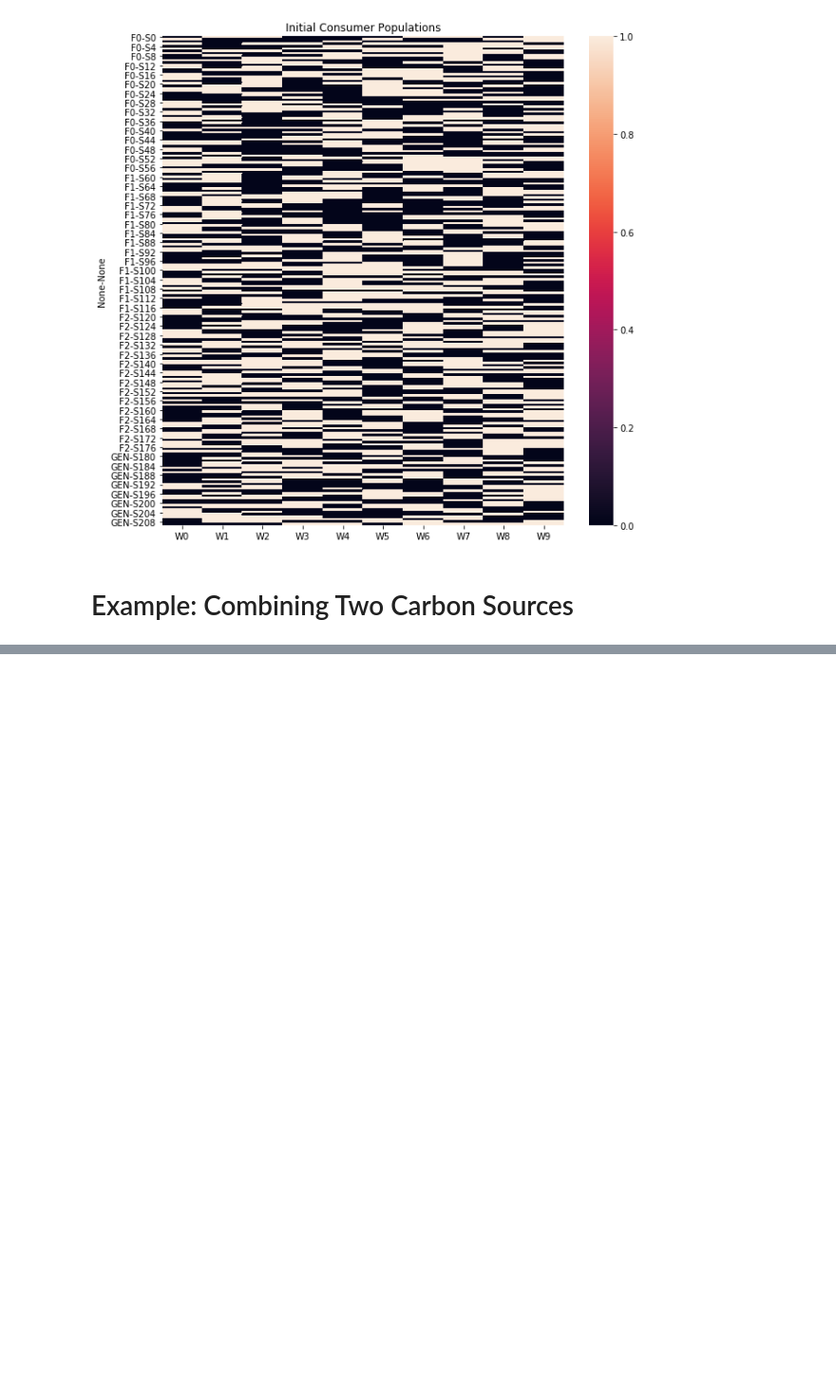
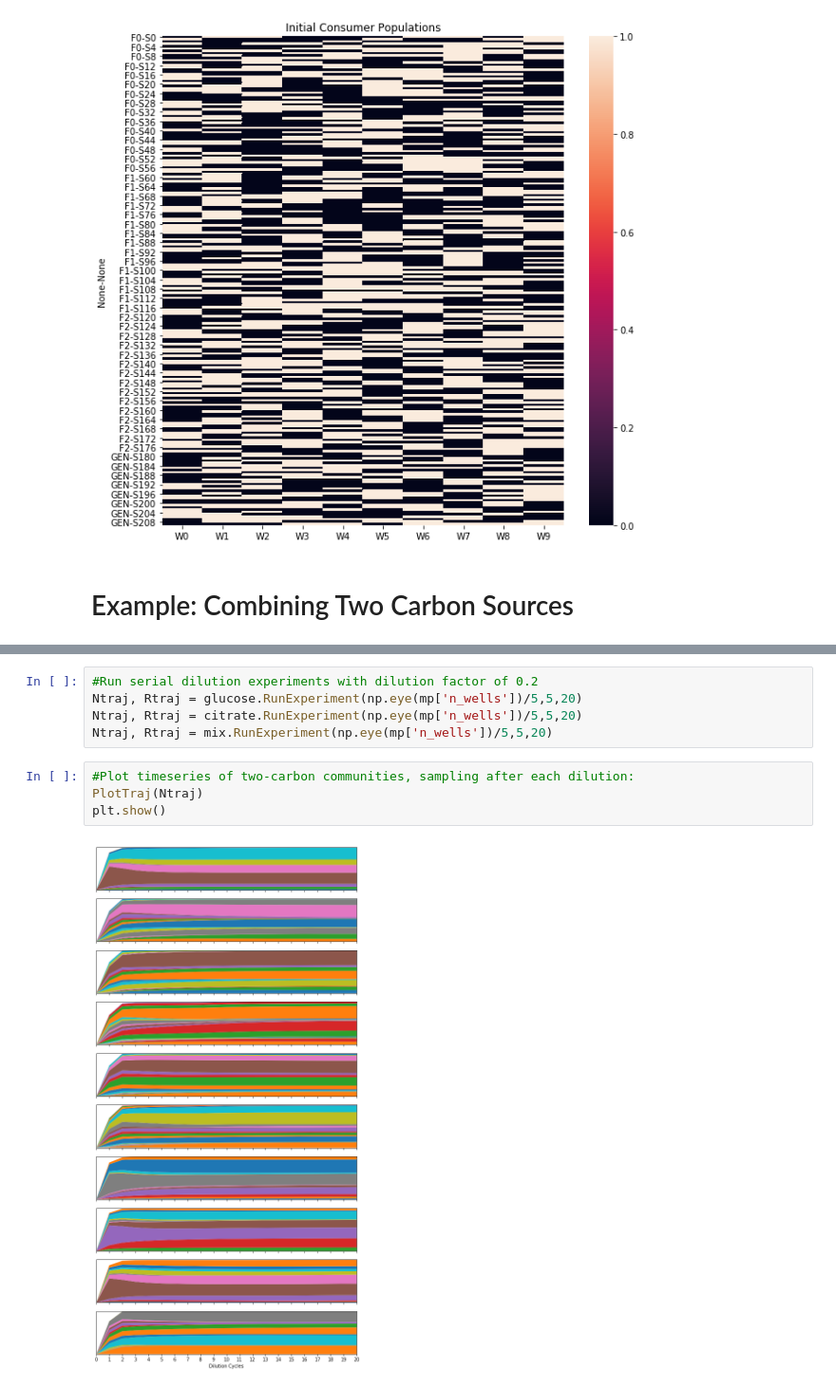
Before and after one commit to Emergent-Behaviors-in-Biology/community-simulator, a Jupyter notebook: Tutorial.ipynb, the cells around one changed output, grey strips where cells are left out. Shown at 95% size. Cells and saved outputs as stored; diff of their text form; blank space fills up the shorter version.

```diff
--- a/Tutorial.ipynb
+++ b/Tutorial.ipynb
@@ -172,3 +177,14 @@ Ntraj, Rtraj = mix.RunExperiment(np.eye(mp['n_wells'])/5,5,20)
+# %%
+#Run serial dilution experiments with dilution factor of 0.2
+Ntraj, Rtraj = glucose.RunExperiment(np.eye(mp['n_wells'])/5,5,20)
+Ntraj, Rtraj = citrate.RunExperiment(np.eye(mp['n_wells'])/5,5,20)
+Ntraj, Rtraj = mix.RunExperiment(np.eye(mp['n_wells'])/5,5,20)
+# %%
+#Plot timeseries of two-carbon communities, sampling after each dilution:
+PlotTraj(Ntraj)
+plt.show()
+# %% [output]
+[figure, added]
 # %%
 fig,axs = plt.subplots(2,figsize=(4,8))
 fig.subplots_adjust(hspace = 0.4)
```
Also changed, not shown: parts of 3 cells of this notebook, 3 other files.
